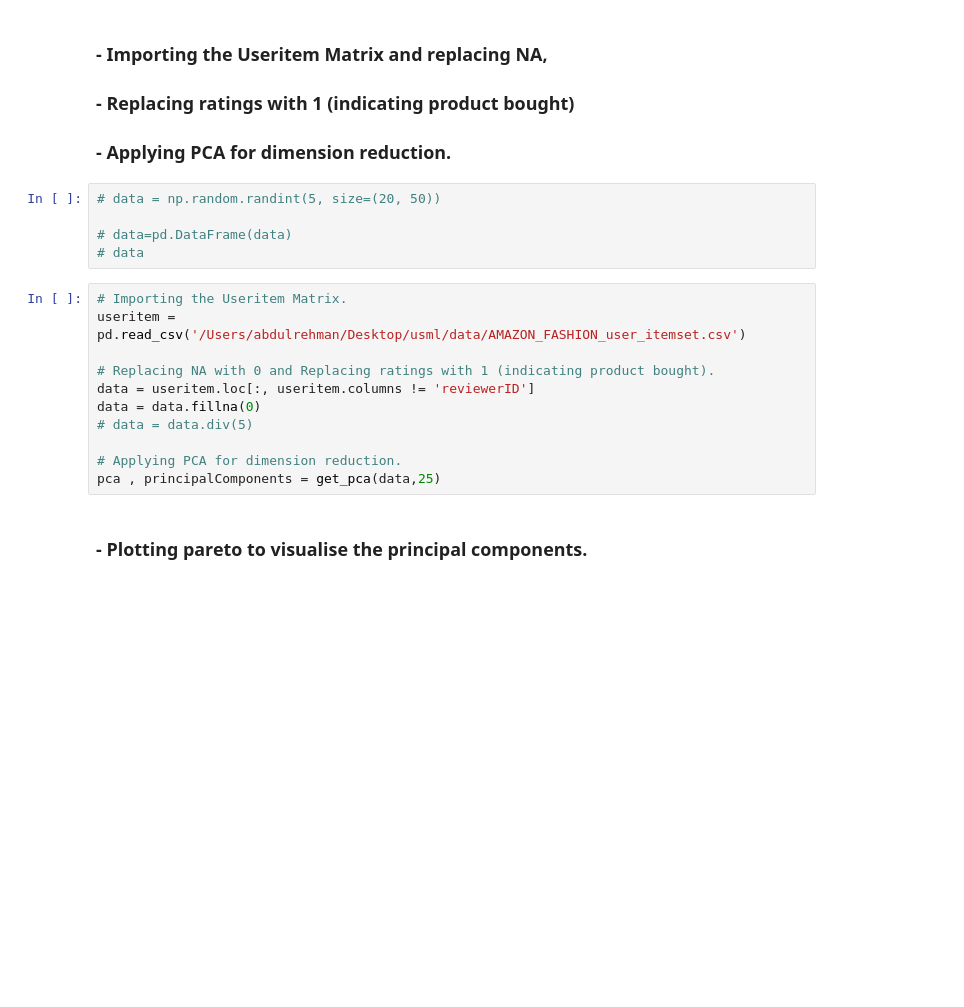
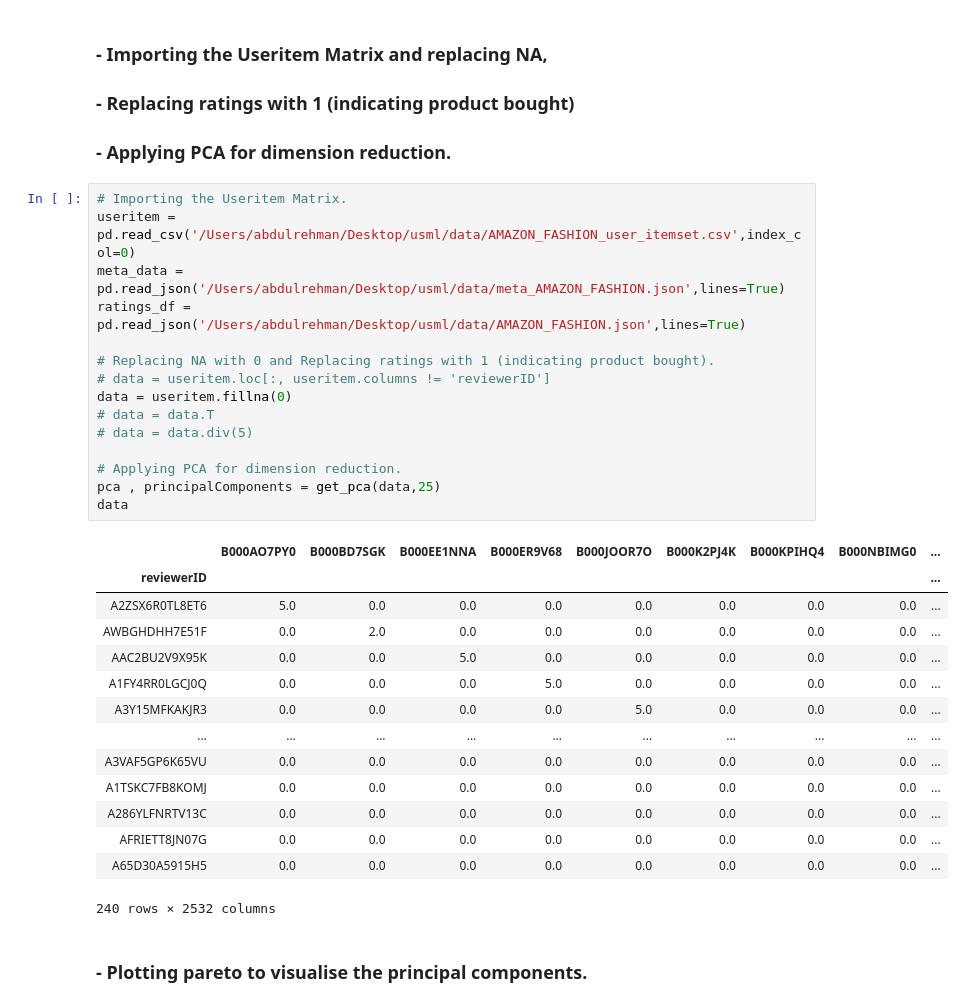
Before and after one commit to abdulrehman1997/Recommender-Systems-from-Reviews, a Jupyter notebook: Recommender_System.ipynb, the cells around one changed output. Saved outputs shown, nothing was run; the diff lists cells and outputs as text; blank space fills up the shorter version.

```diff
--- a/Recommender_System.ipynb
+++ b/Recommender_System.ipynb
@@ -51,22 +53,36 @@ def plot_pareto(pca, principalComponents):
 ### - Importing the Useritem Matrix and replacing NA,
 ### - Replacing ratings with 1 (indicating product bought)
 ### - Applying PCA for dimension reduction.
-# %%
-# data = np.random.randint(5, size=(20, 50))
-
-# data=pd.DataFrame(data)
-# data
 # %%
 # Importing the Useritem Matrix.
-useritem = pd.read_csv('/Users/abdulrehman/Desktop/usml/data/AMAZON_FASHION_user_itemset.csv')
+useritem = pd.read_csv('/Users/abdulrehman/Desktop/usml/data/AMAZON_FASHION_user_itemset.csv',index_col=0)
+meta_data = pd.read_json('/Users/abdulrehman/Desktop/usml/data/meta_AMAZON_FASHION.json',lines=True)
+ratings_df = pd.read_json('/Users/abdulrehman/Desktop/usml/data/AMAZON_FASHION.json',lines=True)
 
 # Replacing NA with 0 and Replacing ratings with 1 (indicating product bought).
-data = useritem.loc[:, useritem.columns != 'reviewerID']
-data = data.fillna(0)
+# data = useritem.loc[:, useritem.columns != 'reviewerID']
+data = useritem.fillna(0)
+# data = data.T
 # data = data.div(5)
 
 # Applying PCA for dimension reduction.
 pca , principalComponents = get_pca(data,25)
+data
+# %% [output]
+|  | B000AO7PY0 | B000BD7SGK | B000EE1NNA | B000ER9V68 | B000JOOR7O | B000K2PJ4K | B000KPIHQ4 | B000NBIMG0 | ... |
+| reviewerID |  |  |  |  |  |  |  |  | ... |
+| A2ZSX6R0TL8ET6 | 5.0 | 0.0 | 0.0 | 0.0 | 0.0 | 0.0 | 0.0 | 0.0 | ... |
+| AWBGHDHH7E51F | 0.0 | 2.0 | 0.0 | 0.0 | 0.0 | 0.0 | 0.0 | 0.0 | ... |
+| AAC2BU2V9X95K | 0.0 | 0.0 | 5.0 | 0.0 | 0.0 | 0.0 | 0.0 | 0.0 | ... |
+| A1FY4RR0LGCJ0Q | 0.0 | 0.0 | 0.0 | 5.0 | 0.0 | 0.0 | 0.0 | 0.0 | ... |
+| A3Y15MFKAKJR3 | 0.0 | 0.0 | 0.0 | 0.0 | 5.0 | 0.0 | 0.0 | 0.0 | ... |
+| ... | ... | ... | ... | ... | ... | ... | ... | ... | ... |
+| A3VAF5GP6K65VU | 0.0 | 0.0 | 0.0 | 0.0 | 0.0 | 0.0 | 0.0 | 0.0 | ... |
+| A1TSKC7FB8KOMJ | 0.0 | 0.0 | 0.0 | 0.0 | 0.0 | 0.0 | 0.0 | 0.0 | ... |
+| A286YLFNRTV13C | 0.0 | 0.0 | 0.0 | 0.0 | 0.0 | 0.0 | 0.0 | 0.0 | ... |
+| AFRIETT8JN07G | 0.0 | 0.0 | 0.0 | 0.0 | 0.0 | 0.0 | 0.0 | 0.0 | ... |
+| A65D30A5915H5 | 0.0 | 0.0 | 0.0 | 0.0 | 0.0 | 0.0 | 0.0 | 0.0 | ... |
+240 rows × 2532 columns
 # %% [markdown]
 ### - Plotting pareto to visualise the principal components.
 # %%
```
Also changed, not shown: parts of 22 cells of this notebook.
